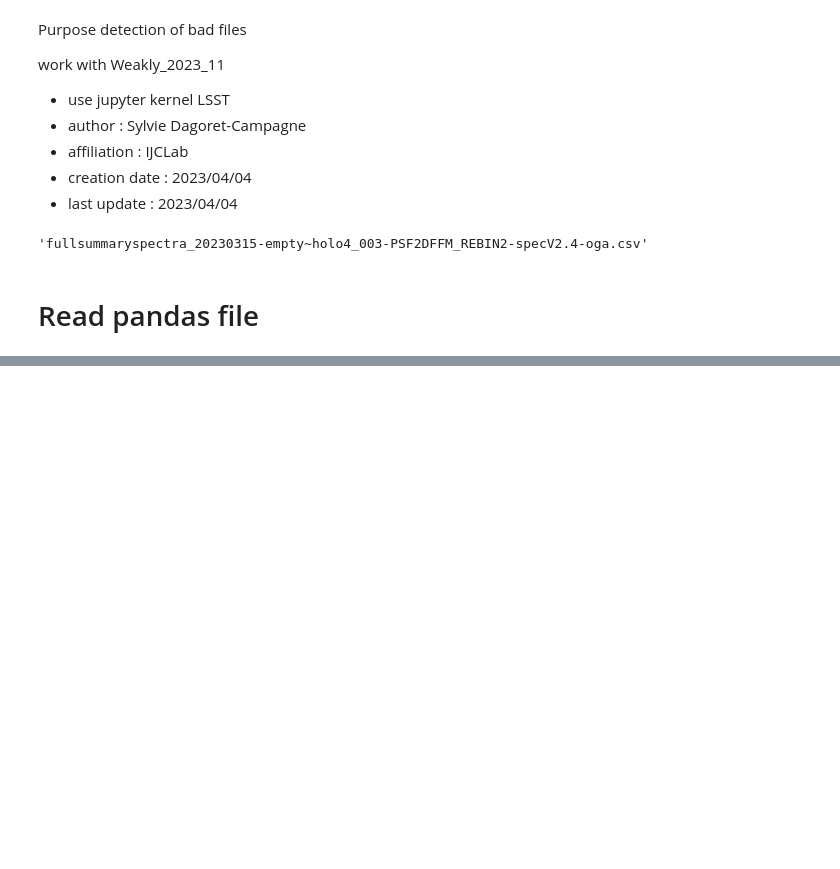
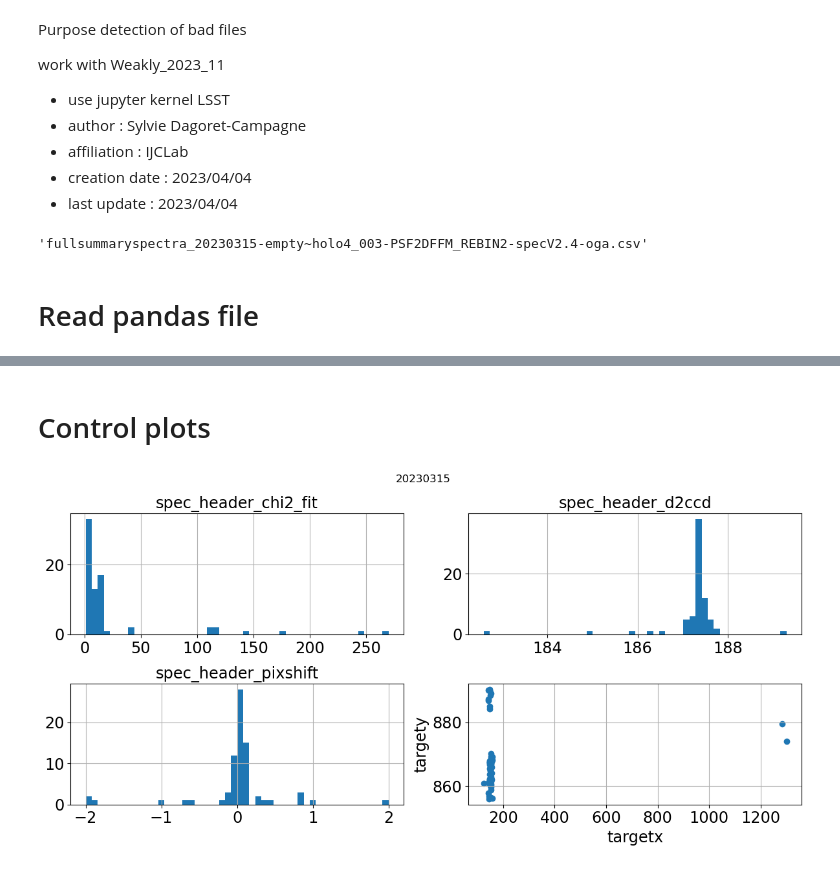
Before and after one commit to sylvielsstfr/AuxTelComm, a Jupyter notebook: notebooks_usdf/ExtractManySpectra/2023-04/AnaPandasFiles.ipynb, the cells around one changed output, grey strips where cells are left out. Cells and saved outputs as stored; diff of their text form; code cells hidden in the pictures; blank space fills up the shorter version.

```diff
--- a/notebooks_usdf/ExtractManySpectra/2023-04/AnaPandasFiles.ipynb
+++ b/notebooks_usdf/ExtractManySpectra/2023-04/AnaPandasFiles.ipynb
@@ -23,8 +25,9 @@ import matplotlib.ticker                         # here's where the formatter is
 import os
 import re
 import pandas as pd
+pd.options.display.max_columns = None
 
-plt.rcParams["figure.figsize"] = (14,6)
+plt.rcParams["figure.figsize"] = (8,4)
 plt.rcParams["axes.labelsize"] = 'xx-large'
 plt.rcParams['axes.titlesize'] = 'xx-large'
 plt.rcParams['xtick.labelsize']= 'xx-large'
@@ -98,4 +101,4 @@ input_summary_file
 # %% [markdown]
 # Read pandas file
 # %%
-df=pd.read_csv(input_summary_file)
+df=pd.read_csv(input_summary_file,index_col=0)
@@ -105,0 +121,27 @@ df
+# %% [markdown]
+# Control plots
+# %%
+fig = plt.figure(figsize=(12,6))
+axes = fig.subplots(2,2)
+all_names = ['spec_header_chi2_fit','spec_header_d2ccd','spec_header_pixshift']
+
+for i, ax in enumerate(axes.flat):
+    if i <=2:
+        name = all_names[i]
+        nbins=50
+        values = df[name].values
+        ax.hist(values,bins=nbins)
+        ax.set_title(name)
+        ax.grid()
+    if i == 3:
+        xval=df["spec_header_targetx"].values
+        yval=df["spec_header_targety"].values
+        ax.scatter(xval,yval)
+        ax.set_xlabel("targetx")
+        ax.set_ylabel("targety")
+        ax.grid()
+plt.suptitle(DATE)
+plt.tight_layout()
+plt.show()
+# %% [output]
+[figure, added]
```
Also changed, not shown: parts of 10 cells of this notebook.
